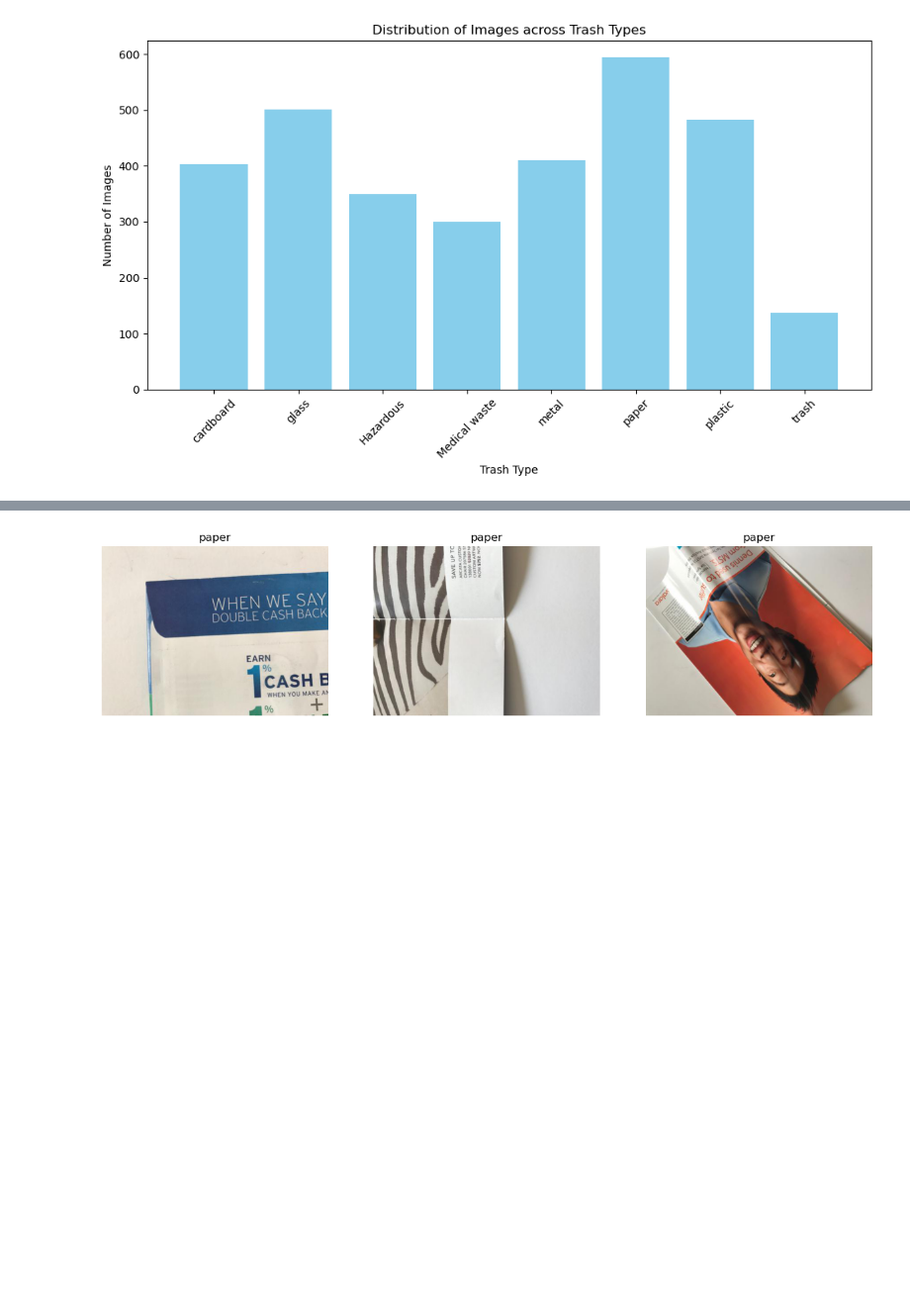
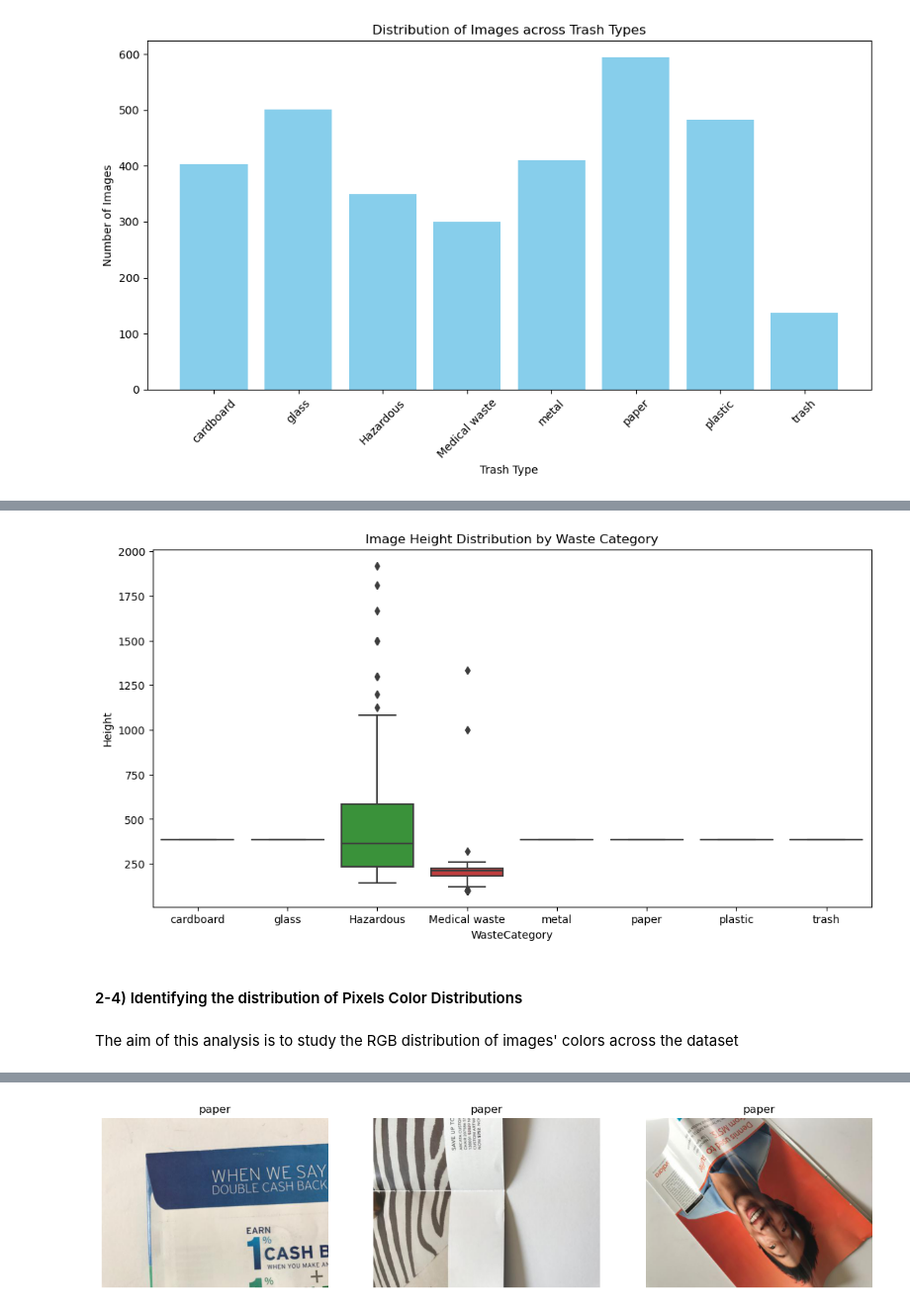
Before and after one commit to bhanuprakashbhanu95/SmartCityWasteManagement, a Jupyter notebook: Jupyter_NoteBooks/smartCityWasteManagement_4models.ipynb, the cells around one changed output, grey strips where cells are left out. Shown at 99% size. Cells and saved outputs as stored; diff of their text form; code cells hidden in the pictures; blank space fills up the shorter version.

```diff
--- a/Jupyter_NoteBooks/smartCityWasteManagement_4models.ipynb
+++ b/Jupyter_NoteBooks/smartCityWasteManagement_4models.ipynb
@@ -59,0 +250,12 @@ plt.show()
+# %%
+## Plotting Height Distribution
+plt.figure(figsize=(12,6))
+sns.boxplot(x='WasteCategory', y='Height', data= dimensions_df)
+plt.title("Image Height Distribution by Waste Category")
+plt.show()
+# %% [output]
+[figure, added]
+# %% [markdown]
+#### 2-4) Identifying the distribution of Pixels Color Distributions
+# %% [markdown]
+The aim of this analysis is to study the RGB distribution of images' colors across the dataset
```
Also changed, not shown: parts of 87 cells of this notebook, 5 other files.
